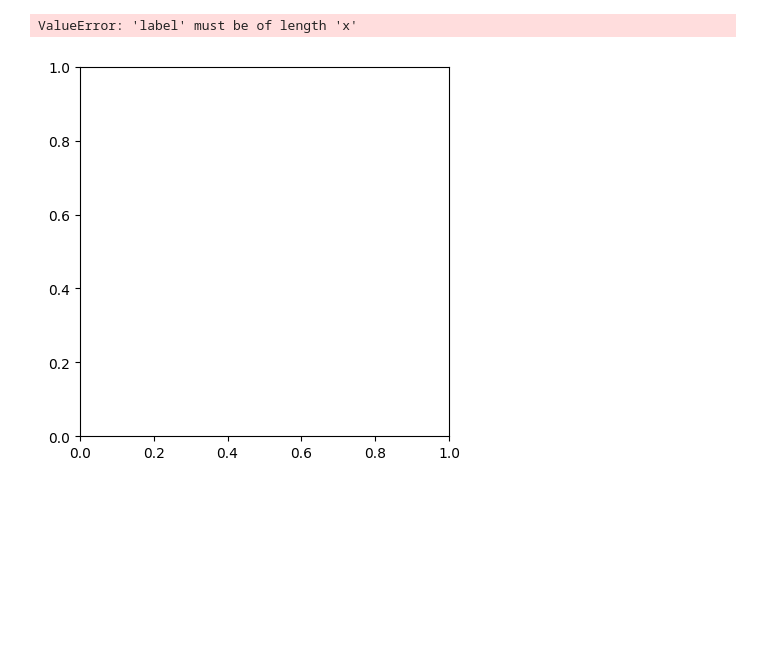
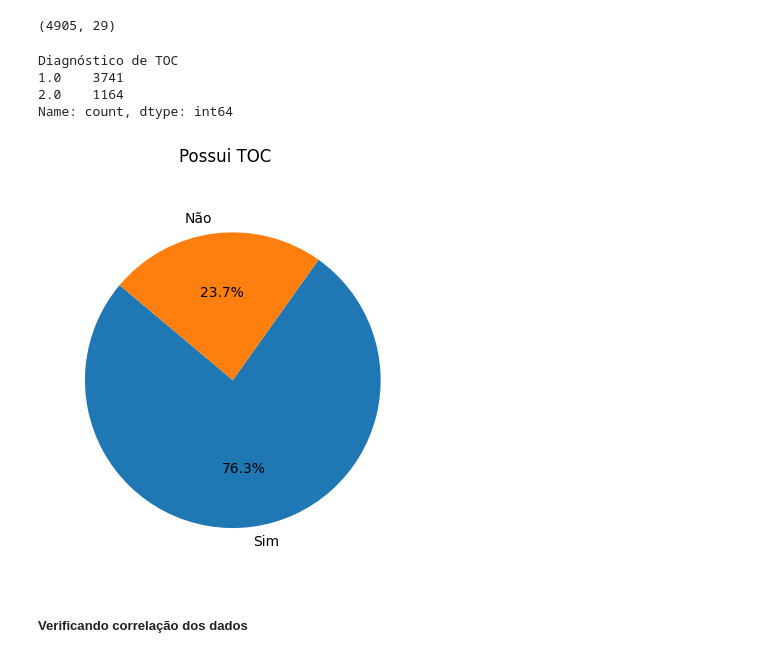
Before and after one commit to IgorLorentz/TOC-TDAH, a Jupyter notebook: analise_dados.ipynb, the cells around one changed output. Cells and saved outputs as stored; diff of their text form; code cells hidden in the pictures; blank space fills up the shorter version.

Commit message:
Update analise de dados

```diff
--- a/analise_dados.ipynb
+++ b/analise_dados.ipynb
@@ -4,4 +4,7 @@ import seaborn as sns
 import matplotlib.pyplot as plt
 %matplotlib inline
 # %%
-data = pd.read_csv('Clean_Data.csv', sep='\t', encoding='utf-8')
+data = pd.read_csv('dados_tratados.csv', sep='\t', encoding='utf-8')
+data_graph = pd.read_csv('dados_mapeados.csv', sep='\t', encoding='utf-8')
+# %%
+data = data.drop('Unnamed: 0', axis=1)
@@ -73,0 +70,3 @@ dtype: int64
+# %%
+dataMissing = data.isnull().sum()
+print(dataMissing)
@@ -74,5 +91,25 @@ dtype: int64
+# %%
+dataOk = dataMissing[dataMissing <= 2452].index
+
+dataFiltred = data[dataOk]
+
+data = dataFiltred
+# %%
+data.shape
+# %% [output]
+(4905, 29)
+# %%
+data['Diagnóstico de TOC'].value_counts()
+# %% [output]
+Diagnóstico de TOC
+1.0    3741
+2.0    1164
+Name: count, dtype: int64
 # %%
-plt.pie(data['Diagnóstico de Diabetes'].value_counts(), labels=data['Sim', 'Não', 'Ignorado', 'Não aplicável'], autopct='%1.1f%%', startangle=140)
+plt.pie(data['Diagnóstico de TOC'].value_counts(), labels=['Sim', 'Não'], autopct='%1.1f%%', startangle=140)
+plt.suptitle('Possui TOC')
+plt.show()
 # %% [output]
-ValueError: 'label' must be of length 'x'
-[figure, old version]
+[figure, new version]
+# %% [markdown]
+##### Verificando correlação dos dados
```
Also changed, not shown: parts of 27 cells of this notebook.
